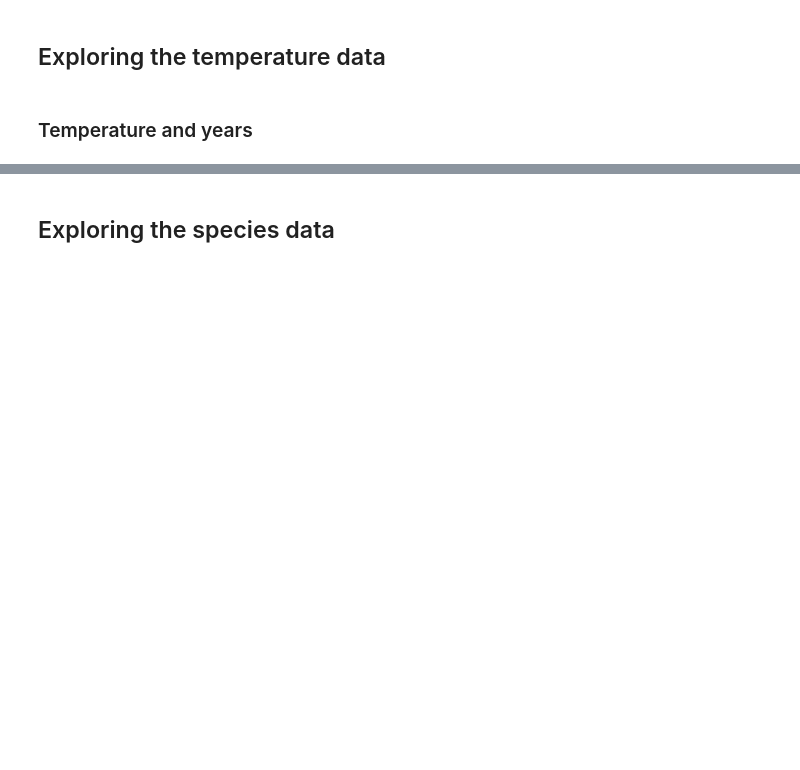
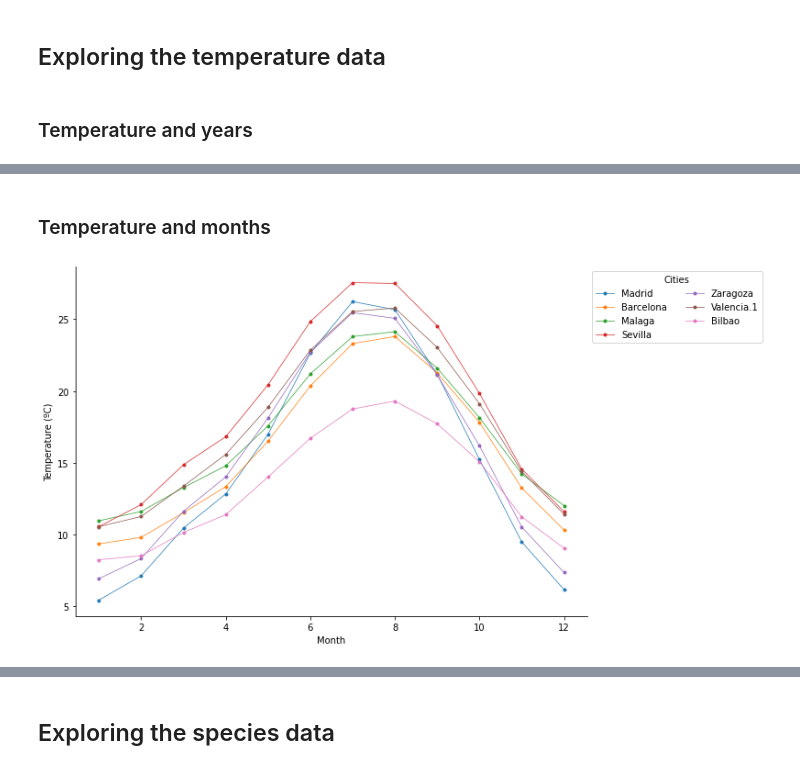
Before and after one commit to AnaAGG/Effects_of_Climatic_Change_on_Species_Distributions, a Jupyter notebook: Output/Visualization.ipynb, the cells around one changed output, grey strips where cells are left out. Cells and saved outputs as stored; diff of their text form; code cells hidden in the pictures; blank space fills up the shorter version.

```diff
--- a/Output/Visualization.ipynb
+++ b/Output/Visualization.ipynb
@@ -26,0 +70,28 @@ df_months= pd.read_csv("../Data/Temperature_Spain_month.csv")
+# %% [markdown]
+### Temperature and months
+# %%
+fig2 = df_months.plot(x= 'Month', y=['Madrid', 'Barcelona','Malaga', 'Sevilla', 'Zaragoza', 'Valencia.1', 'Bilbao' ],
+              figsize=(10,7),  linewidth=0.7, marker= ".")
+
+
+fig2.axes.get_xaxis().set_visible(True)
+fig2.axes.get_yaxis().set_visible(True)
+
+# Hide the right and top spines
+fig2.spines['right'].set_visible(False)
+fig2.spines['top'].set_visible(False)
+
+#Rename the y axis
+fig2.set_ylabel('Temperature (ºC)')
+
+# to locate the legeng outsid plot ans set to colums
+plt.legend(bbox_to_anchor=(1, 1), loc='upper left', ncol=2, title = "Cities")
+
+'''
+x = ['Jan', 'Ene', 'Jn', 'oc', 'ty', 'hj']
+fig2.set_xticklabels(x)
+'''
+
+fig2.figure.savefig("Fig2_Temp_months.jpg", dpi=300)
+# %% [output]
+[figure, added]
```
Also changed, not shown: parts of 13 cells of this notebook.
